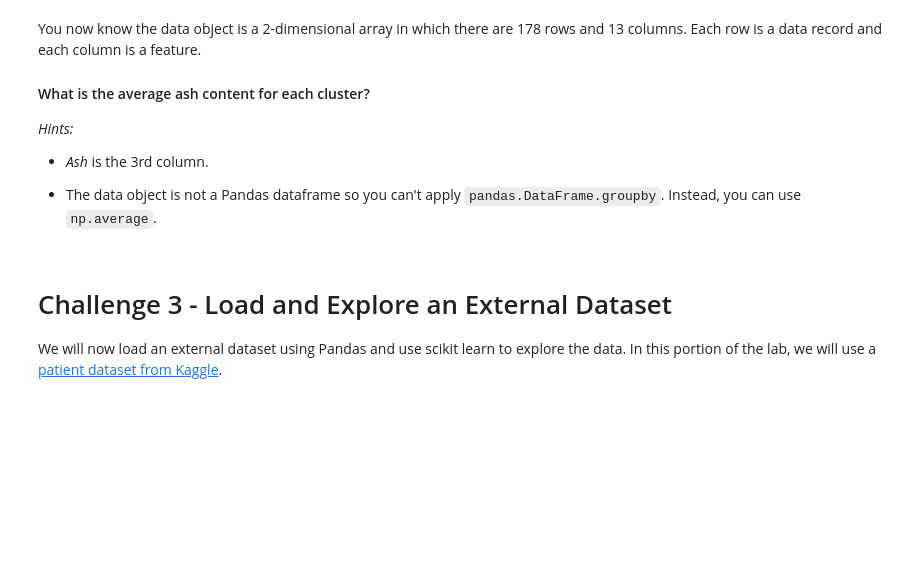
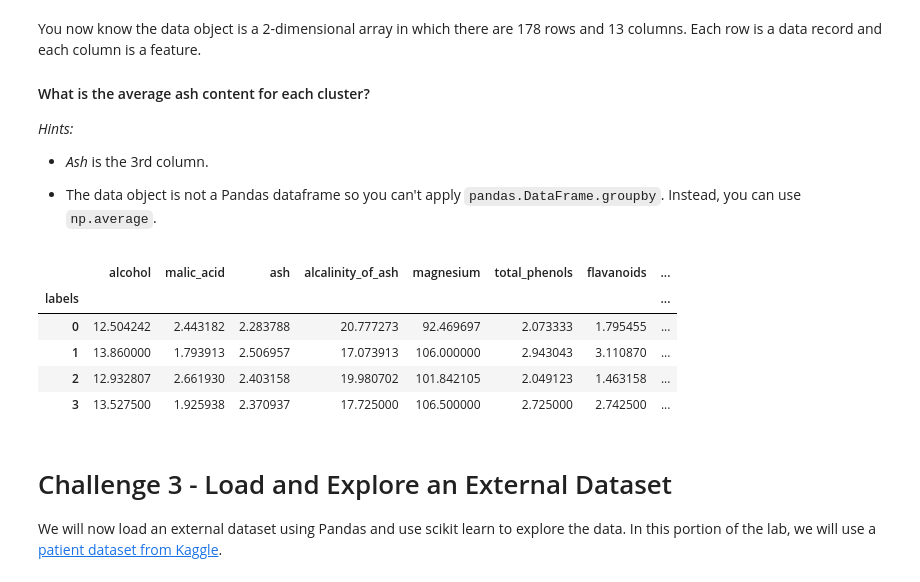
Before and after one commit to ta-datapt-bcn/lab-unsupervised-learning-and-sklearn, a Jupyter notebook: your-code/main.ipynb, the cells around one changed output. Saved outputs shown, nothing was run; the diff lists cells and outputs as text; code cells hidden in the pictures; blank space fills up the shorter version.

```diff
--- a/your-code/main.ipynb
+++ b/your-code/main.ipynb
@@ -81,6 +166,14 @@ You now know the data object is a 2-dimensional array in which there are 178 row
 * The data object is not a Pandas dataframe so you can't apply `pandas.DataFrame.groupby`. Instead, you can use `np.average`.
 # %%
 # Your code here:
+wdf.groupby('labels').mean()
+# %% [output]
+|  | alcohol | malic_acid | ash | alcalinity_of_ash | magnesium | total_phenols | flavanoids | ... |
+| labels |  |  |  |  |  |  |  | ... |
+| 0 | 12.504242 | 2.443182 | 2.283788 | 20.777273 | 92.469697 | 2.073333 | 1.795455 | ... |
+| 1 | 13.860000 | 1.793913 | 2.506957 | 17.073913 | 106.000000 | 2.943043 | 3.110870 | ... |
+| 2 | 12.932807 | 2.661930 | 2.403158 | 19.980702 | 101.842105 | 2.049123 | 1.463158 | ... |
+| 3 | 13.527500 | 1.925938 | 2.370937 | 17.725000 | 106.500000 | 2.725000 | 2.742500 | ... |
 # %% [markdown]
 # Challenge 3 - Load and Explore an External Dataset
 
```
Also changed, not shown: parts of 40 cells of this notebook.
